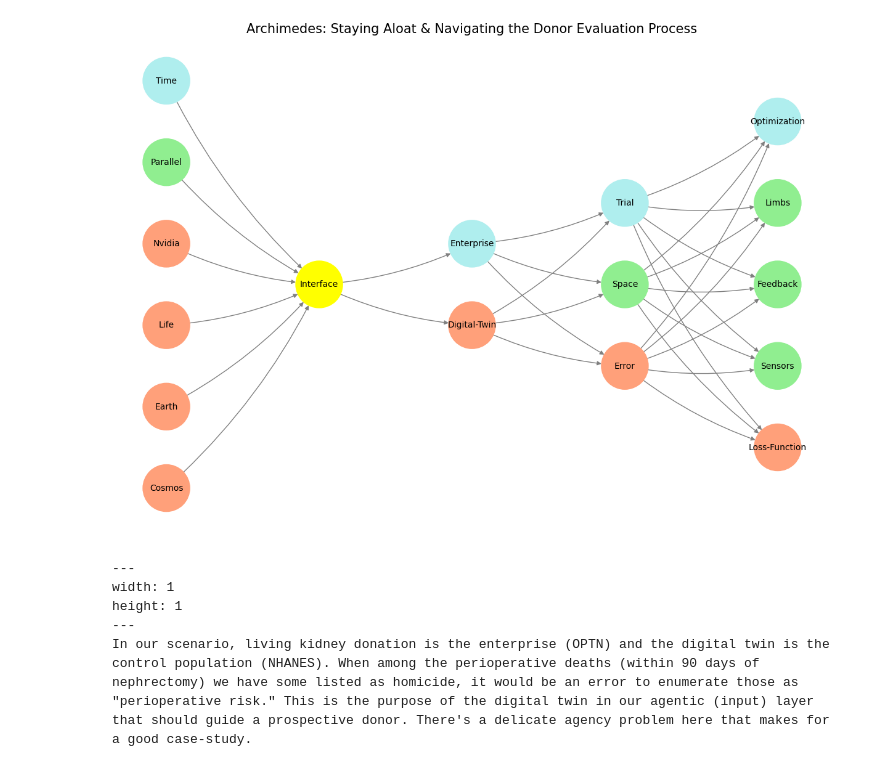
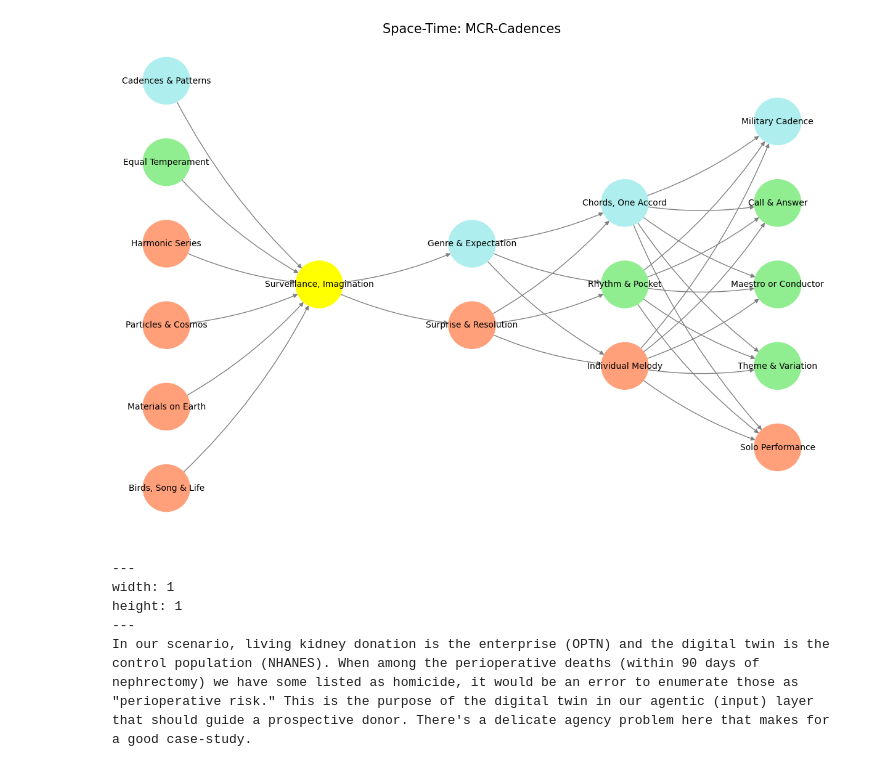
Before and after one commit to abikesa/boltz, a Jupyter notebook: kitabo/ensi/_build/jupyter_execute/act1/chapter2.ipynb, the cells around one changed output. Saved outputs shown, nothing was run; the diff lists cells and outputs as text; code cells hidden in the pictures.

````diff
--- a/kitabo/ensi/_build/jupyter_execute/act1/chapter2.ipynb
+++ b/kitabo/ensi/_build/jupyter_execute/act1/chapter2.ipynb
@@ -8,36 +76,36 @@ import networkx as nx
 # Define the neural network structure; modified to align with "Aprés Moi, Le Déluge" (i.e. Je suis AlexNet)
 def define_layers():
     return {
-        'Pre-Input/World': ['Cosmos', 'Earth', 'Life', 'Nvidia', 'Parallel', 'Time'],
-        'Yellowstone/PerceptionAI': ['Interface'],
-        'Input/AgenticAI': ['Digital-Twin', 'Enterprise'],
-        'Hidden/GenerativeAI': ['Error', 'Space', 'Trial'],
-        'Output/PhysicalAI': ['Loss-Function', 'Sensors', 'Feedback', 'Limbs', 'Optimization']
+        'World': ['Birds, Song & Life', 'Materials on Earth', 'Particles & Cosmos', 'Harmonic Series', 'Equal Temperament', 'Cadences & Patterns'],
+        'Perception': ['Surveillance, Imagination'],
+        'Agency': ['Surprise & Resolution', 'Genre & Expectation'],
+        'Generativity': ['Individual Melody', 'Rhythm & Pocket', 'Chords, One Accord'],
+        'Physicality': ['Solo Performance', 'Theme & Variation', 'Maestro or Conductor', 'Call & Answer', 'Military Cadence']
     }
 
 # Assign colors to nodes
 def assign_colors(node, layer):
-    if node == 'Interface':
+    if node == 'Surveillance, Imagination':
         return 'yellow'
-    if layer == 'Pre-Input/World' and node in [ 'Time']:
+    if layer == 'World' and node in [ 'Cadences & Patterns']:
         return 'paleturquoise'
-    if layer == 'Pre-Input/World' and node in [ 'Parallel']:
+    if layer == 'World' and node in [ 'Equal Temperament']:
         return 'lightgreen'
-    elif layer == 'Input/AgenticAI' and node == 'Enterprise':
+    elif layer == 'Agency' and node == 'Genre & Expectation':
         return 'paleturquoise'
-    elif layer == 'Hidden/GenerativeAI':
-        if node == 'Trial':
+    elif layer == 'Generativity':
+        if node == 'Chords, One Accord':
             return 'paleturquoise'
-        elif node == 'Space':
+        elif node == 'Rhythm & Pocket':
             return 'lightgreen'
-        elif node == 'Error':
+        elif node == 'Individual Melody':
             return 'lightsalmon'
-    elif layer == 'Output/PhysicalAI':
-        if node == 'Optimization':
+    elif layer == 'Physicality':
+        if node == 'Military Cadence':
             return 'paleturquoise'
-        elif node in ['Limbs', 'Feedback', 'Sensors']:
+        elif node in ['Call & Answer', 'Maestro or Conductor', 'Theme & Variation']:
             return 'lightgreen'
-        elif node == 'Loss-Function':
+        elif node == 'Solo Performance':
             return 'lightsalmon'
     return 'lightsalmon'  # Default color
 
@@ -55,36 +123,36 @@ def visualize_nn():
     node_colors = []
     center_x = 0  # Align nodes horizontally
 
     # Add nodes and assign positions
     for i, (layer_name, nodes) in enumerate(layers.items()):
         y_positions = calculate_positions(nodes, center_x, offset=-len(layers) + i + 1)
         for node, position in zip(nodes, y_positions):
             G.add_node(node, layer=layer_name)
             pos[node] = position
             node_colors.append(assign_colors(node, layer_name))
 
     # Add edges (without weights)
     for layer_pair in [
-        ('Pre-Input/World', 'Yellowstone/PerceptionAI'), ('Yellowstone/PerceptionAI', 'Input/AgenticAI'), ('Input/AgenticAI', 'Hidden/GenerativeAI'), ('Hidden/GenerativeAI', 'Output/PhysicalAI')
+        ('World', 'Perception'), ('Perception', 'Agency'), ('Agency', 'Generativity'), ('Generativity', 'Physicality')
     ]:
         source_layer, target_layer = layer_pair
         for source in layers[source_layer]:
             for target in layers[target_layer]:
                 G.add_edge(source, target)
 
     # Draw the graph
     plt.figure(figsize=(12, 8))
     nx.draw(
         G, pos, with_labels=True, node_color=node_colors, edge_color='gray',
         node_size=3000, font_size=10, connectionstyle="arc3,rad=0.1"
     )
-    plt.title("Archimedes: Staying Aloat & Navigating the Donor Evaluation Process", fontsize=15)
+    plt.title("Space-Time: MCR-Cadences", fontsize=15)
     plt.show()
 
 # Run the visualization
 visualize_nn()
 # %% [output]
-[figure, old version]
+[figure, new version]
 # %% [markdown]
 ```{figure} ../figures/blanche.*
 ---
````
Also changed, not shown: parts of 2 cells of this notebook, 8 other files.
